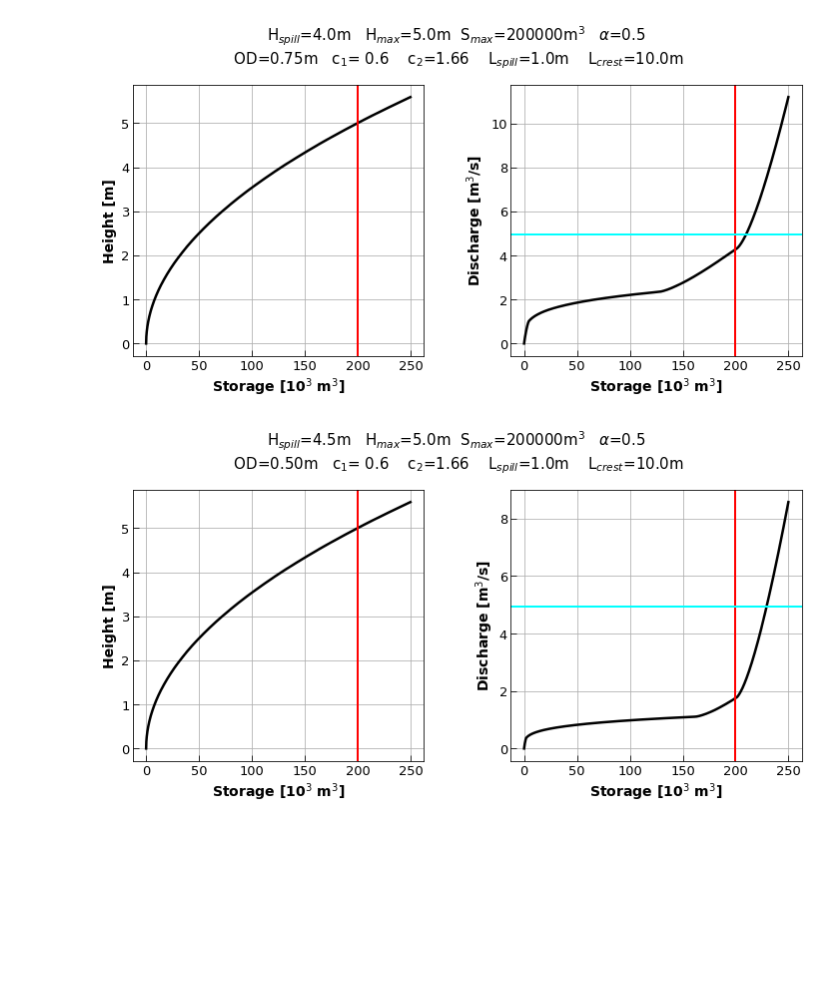
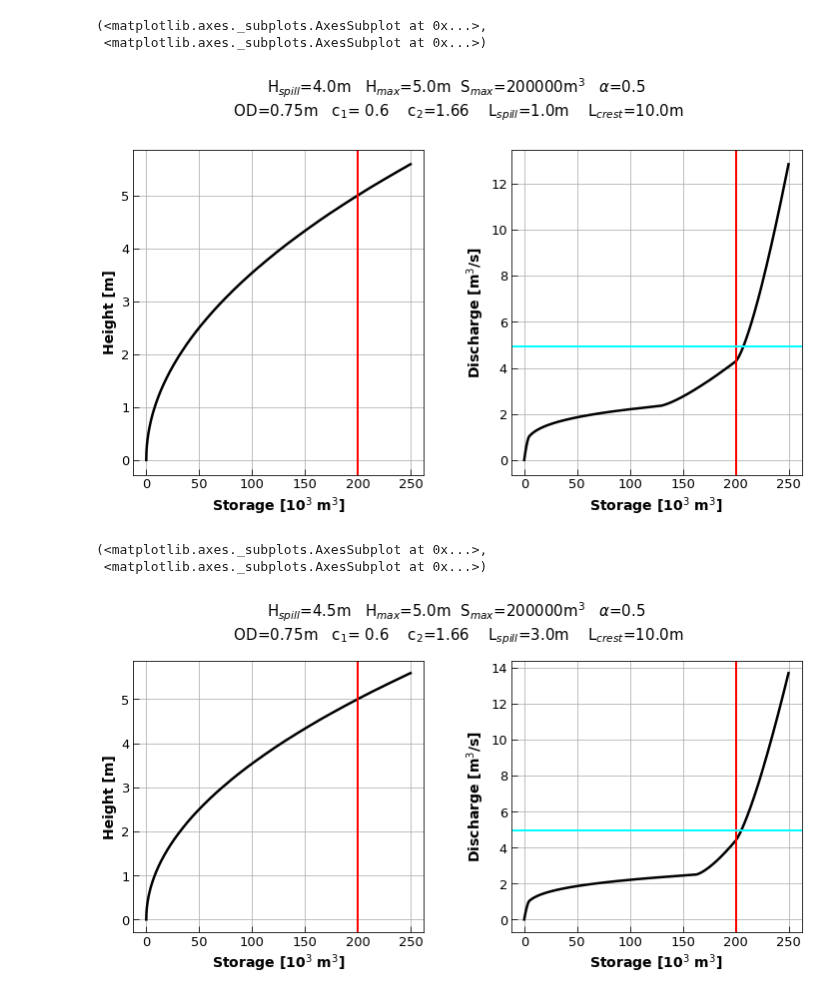
Before and after one commit to gurbuzf/DamStudy, a Jupyter notebook: dam_operation/QSv_dams.ipynb, the cells around one changed output. Saved outputs shown, nothing was run; the diff lists cells and outputs as text; code cells hidden in the pictures; blank space fills up the shorter version.

```diff
--- a/dam_operation/QSv_dams.ipynb
+++ b/dam_operation/QSv_dams.ipynb
@@ -6,7 +6,7 @@ import numpy as np
 import math
 import seaborn as sns
 # %%
-def plot_QSv(h_spill, h_max, s_max, alpha, diameter,c1, c2, L_spill, L_crest, state=1, save=None):
+def plot_QSv(h_spill, h_max, s_max, alpha, diameter,c1, c2, L_spill, L_crest, state=1, area=None, axes=None, save=None):
     rcParams.update({'font.size': 13,'axes.labelweight':'bold','axes.labelsize':14,\
                                 'ytick.major.size':6,'xtick.major.size':6,'xtick.direction':'in','ytick.direction':'in',\
                                 'lines.linewidth':2.5})
@@ -15,33 +15,44 @@ def plot_QSv(h_spill, h_max, s_max, alpha, diameter,c1, c2, L_spill, L_crest, st
     height = [h_max * pow(ss / s_max, alpha) for ss in storage]
     discharge = [dam_q(hh, state, dam_params) for hh in height]
 
-    fig, ax = plt.subplots(1, 2, figsize=(12, 5), sharex=True)
     ## Plot height-storage relationship
-    ax[0].plot(storage, height, c ='k')
-    ax[0].axvline(x=s_max, c='r', linewidth=2)
-    ax[0].set(xlabel='Storage [10$^3$ m$^{3}$]',ylabel ='Height [m]',)
-    ax[0].grid()
-    ax[0].set_xticks(np.arange(0, 300000, 50000))
-    ax[0].set_xticklabels(np.arange(0, 300, 50))
+    if axes is not None:
+        ax1 = axes[0]
+        ax2 = axes[1]
+    else:
+        fig, ax = plt.subplots(1, 2, figsize=(12, 6), sharex=True)
+        ax1 = ax[0]
+        ax2 = ax[1]
+    ax1.plot(storage, height, c ='k')
+    ax1.axvline(x=s_max, c='r', linewidth=2)
+    ax1.set(xlabel='Storage [10$^3$ m$^{3}$]',ylabel ='Height [m]',)
+    ax1.grid()
+    ax1.set_xticks(np.arange(0, s_max+50000, 100000))
+    ax1.set_xticklabels(np.arange(0, (s_max+50000)/1000, 100).astype(int))
     ## Plot discharge-storage relationship
-    ax[1].plot(storage, discharge, c ='k')
-    ax[1].axvline(x=s_max, c='r', linewidth=2)
-    ax[1].axhline(y=4.95, c='cyan', linewidth=2)
-    ax[1].set(xlabel='Storage [10$^3$ m$^3$]',ylabel ='Discharge [m$^3$/s]')
-    ax[1].grid()
+    ax2.plot(storage, discharge, c ='k')
+    ax2.axvline(x=s_max, c='r', linewidth=2)
+    if area is not None:
+        ax2.axhline(y=3.12*(area**(0.57)), c='cyan', linewidth=2)
+    ax2.set(xlabel='Storage [10$^3$ m$^3$]',ylabel ='Discharge [m$^3$/s]')
+    ax2.grid()
     plt.subplots_adjust(wspace=0.3)
     plt.suptitle('H$_{spill}$=%.1fm   H$_{max}$=%.1fm  S$_{max}$=%dm$^3$'r'   $\alpha$=%.1f''\n'\
                     ' OD=%.2fm   c$_1$= %.1f    c$_2$=%.2f    L$_{spill}$=%.1fm    L$_{crest}$=%.1fm'\
                     %(h_spill, h_max, s_max, alpha,diameter,c1, c2, L_spill, L_crest ), size=15, y=1.05)
     if save is not None:
         fig.savefig(save + '.png', bbox_inches = 'tight', pad_inches = 0.5)
+    return ax1, ax2
 # %%
-plot_QSv(4, 5, 200000, 0.5, 0.75, 0.6, 1.66, 1, 10, state=1, save='../../Supp_DamStudy/QvS_h4_5_O75_1_10')
+plot_QSv(4, 5, 200000, 0.5, 0.75, 0.6, 1.66, 1, 10, state=1, area=2.25)#, save='../../Supp_DamStudy/QvS_h4_5_O75_1_10')
 # %% [output]
+(<matplotlib.axes._subplots.AxesSubplot at 0x...>,
+ <matplotlib.axes._subplots.AxesSubplot at 0x...>)
-[figure, old version]
+[figure, new version]
 # %%
-# plot_QSv(4.5, 5, 200000, 0.5, 1.0, 0.6, 1.66, 1, 10)
-plot_QSv(4.5, 5, 200000, 0.5, 0.5, 0.6, 1.66, 1, 10, state=1, save='../../Supp_DamStudy/QvS_h45_5_O50_1_10')
+plot_QSv(4.5, 5, 200000, 0.5, 0.75, 0.6, 1.66, 3, 10, state=1, area=2.25)#, save='../../Supp_DamStudy/QvS_h4_5_O75_1_10')
 # %% [output]
+(<matplotlib.axes._subplots.AxesSubplot at 0x...>,
+ <matplotlib.axes._subplots.AxesSubplot at 0x...>)
-[figure, old version]
+[figure, new version]
 # %%
```
Also changed, not shown: parts of 6 cells of this notebook, 11 other files.
